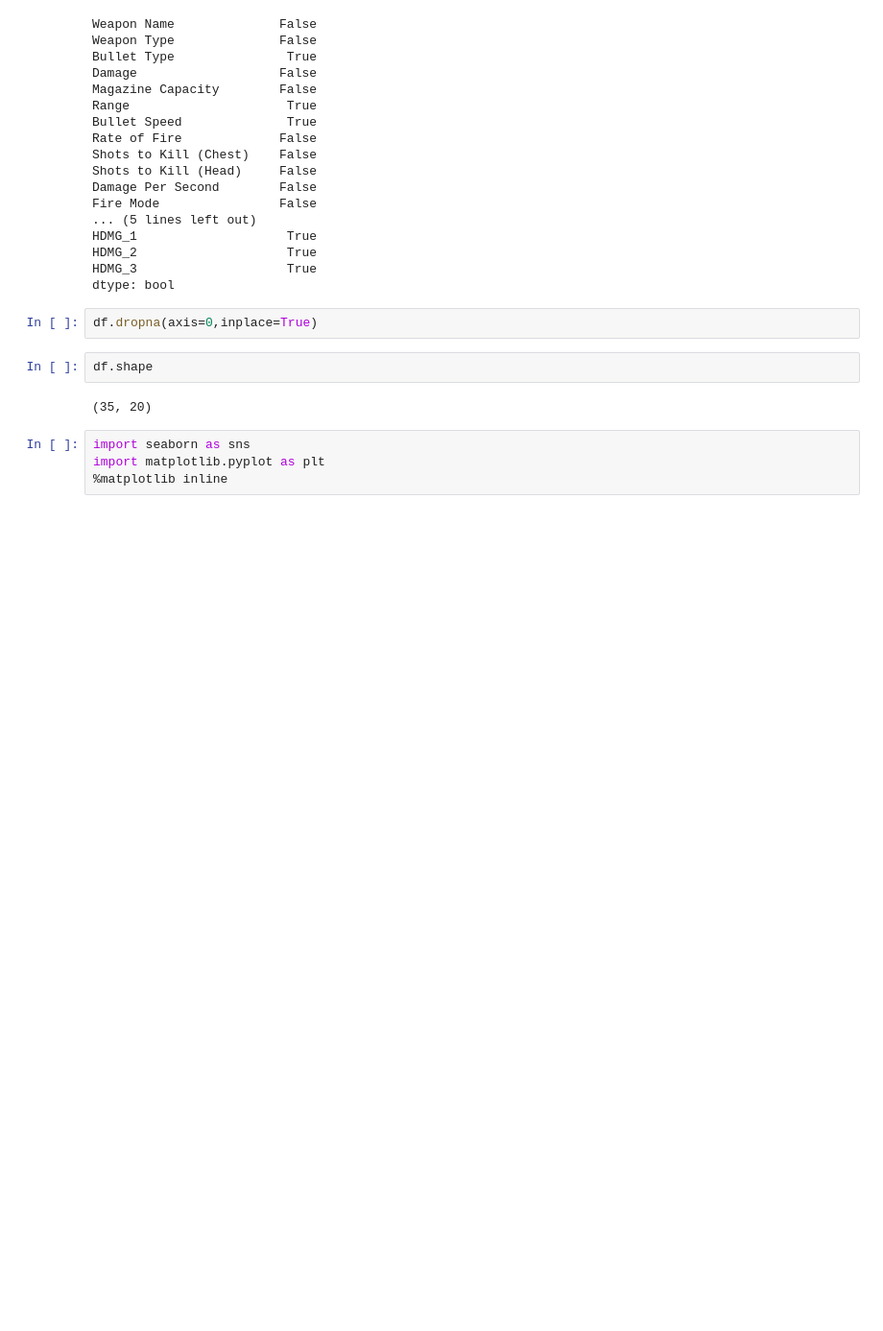
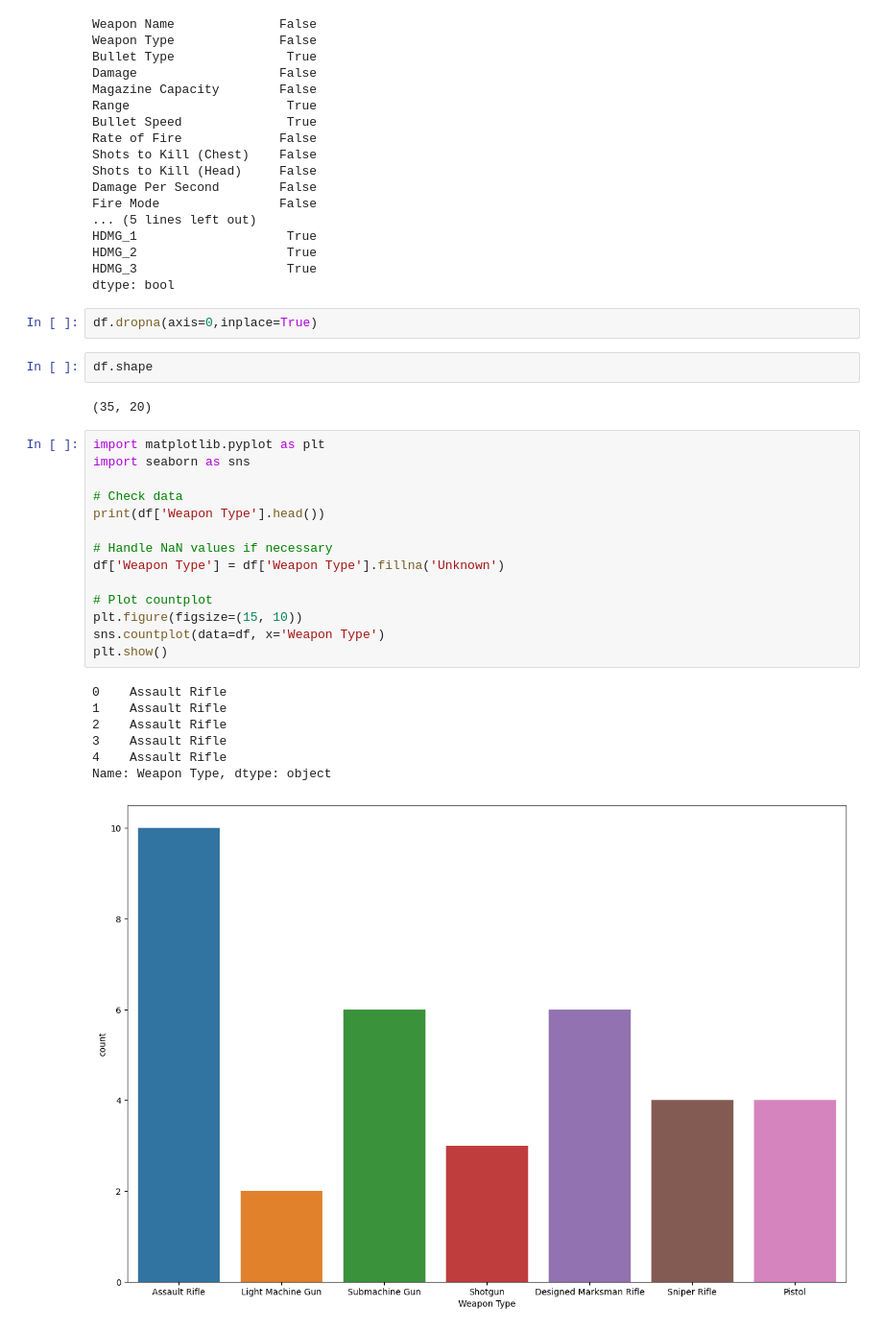
Before and after one commit to kumawatmanish05/BGMI_Weapon_EDA, a Jupyter notebook: bgmi-weapon-stats.ipynb, the cells around one changed output. Shown: that part at 96% size. Drawn from its saved outputs; the diff is of its cells as text; blank space fills up the shorter version.

Commit message:
BGMI_Weapon_Stats

```diff
--- a/bgmi-weapon-stats.ipynb
+++ b/bgmi-weapon-stats.ipynb
@@ -58,7 +58,25 @@ df.dropna(axis=0,inplace=True)
 df.shape
 # %% [output]
 (35, 20)
-# %%
-import seaborn as sns
-import matplotlib.pyplot as plt
-%matplotlib inline
+# %%
+import matplotlib.pyplot as plt
+import seaborn as sns
+
+# Check data
+print(df['Weapon Type'].head())
+
+# Handle NaN values if necessary
+df['Weapon Type'] = df['Weapon Type'].fillna('Unknown')
+
+# Plot countplot
+plt.figure(figsize=(15, 10))
+sns.countplot(data=df, x='Weapon Type')
+plt.show()
+# %% [output]
+0    Assault Rifle
+1    Assault Rifle
+2    Assault Rifle
+3    Assault Rifle
+4    Assault Rifle
+Name: Weapon Type, dtype: object
+[figure, added]
```
Also changed, not shown: parts of 1 cell of this notebook.
